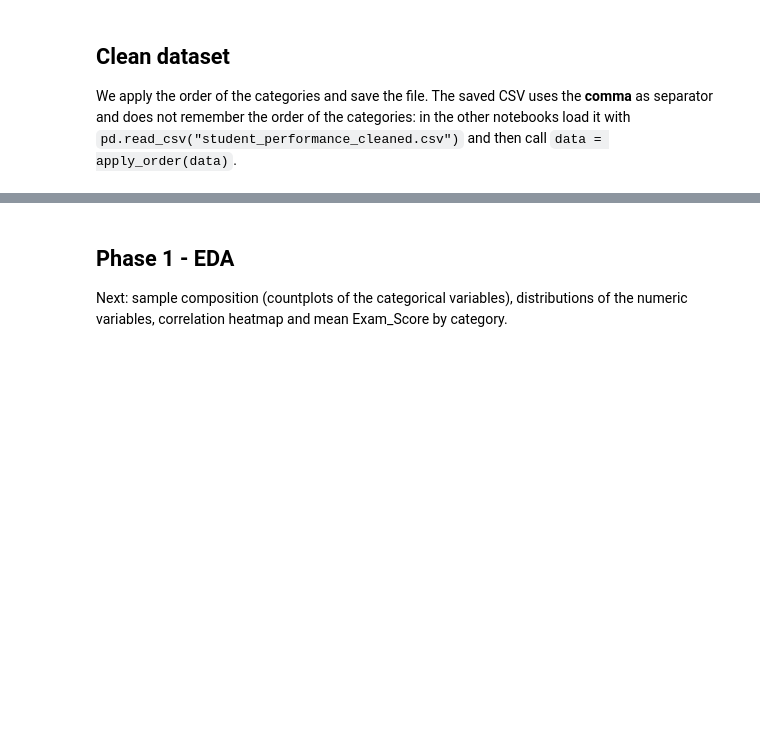
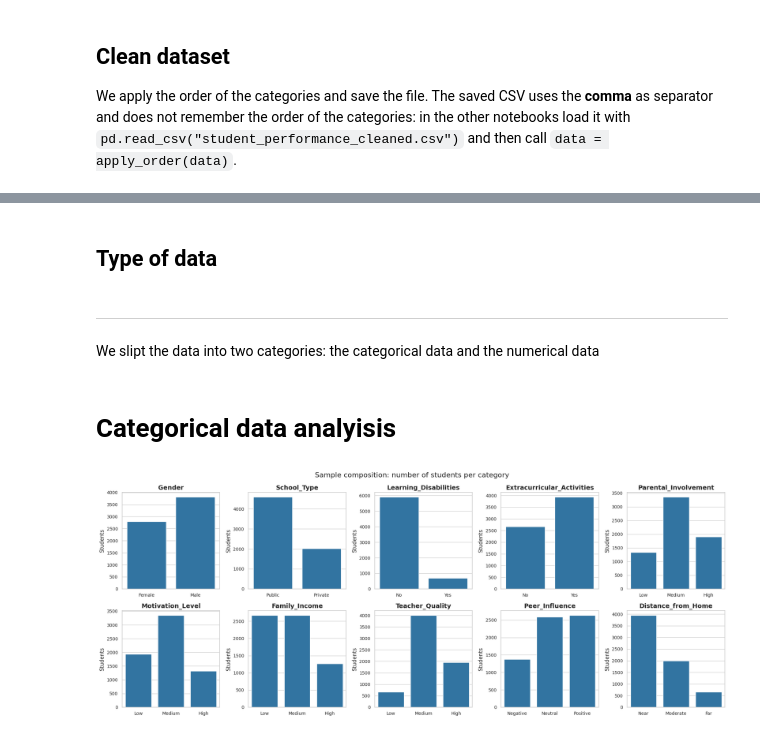
Before and after one commit to Martazzz/dropout_rate_academic_success, a Jupyter notebook: notebooks/01_cleaning_eda.ipynb, the cells around one changed output, grey strips where cells are left out. Drawn from its saved outputs; the diff is of its cells as text; code cells hidden in the pictures; blank space fills up the shorter version.

```diff
--- a/notebooks/01_cleaning_eda.ipynb
+++ b/notebooks/01_cleaning_eda.ipynb
@@ -231,8 +225,36 @@ except ImportError:
 Final dataset: 6606 rows, 31 columns
 [interactive output not drawn]
 [interactive output not drawn]
-# %% [markdown]
-## Phase 1 - EDA
-
-Next: sample composition (countplots of the categorical variables), distributions of the numeric variables,
-correlation heatmap and mean Exam_Score by category.
+# %% [markdown]
+## **Type of data**
+# %% [markdown]
+---
+We slipt the data into two categories: the categorical data and the numerical data
+# %%
+import os
+
+os.makedirs("figures", exist_ok=True)
+
+cat_cols = ["Gender", "School_Type", "Learning_Disabilities", "Extracurricular_Activities",
+            "Parental_Involvement", "Motivation_Level", "Family_Income", "Teacher_Quality",
+            "Peer_Influence", "Distance_from_Home"]
+
+num_cols = ["Hours_Studied", "Attendance", "Sleep_Hours", "Previous_Scores",
+            "Tutoring_Sessions", "Physical_Activity", "Exam_Score"]
+# %% [markdown]
+# **Categorical data analyisis**
+# %%
+fig, axes = plt.subplots(2, 5, figsize=(20, 8))
+
+for ax, col in zip(axes.flat, cat_cols):
+    sns.countplot(data=data, x=col, color=BAR_COLOR, ax=ax)
+    ax.set_title(col)
+    ax.set_xlabel("")
+    ax.set_ylabel("Students")
+
+fig.suptitle("Sample composition: number of students per category", fontsize=16)
+plt.tight_layout()
+plt.savefig("figures/eda_categorical.png", dpi=200, bbox_inches="tight")
+plt.show()
+# %% [output]
+[figure, added]
```
Also changed, not shown: parts of 1 cell of this notebook.
